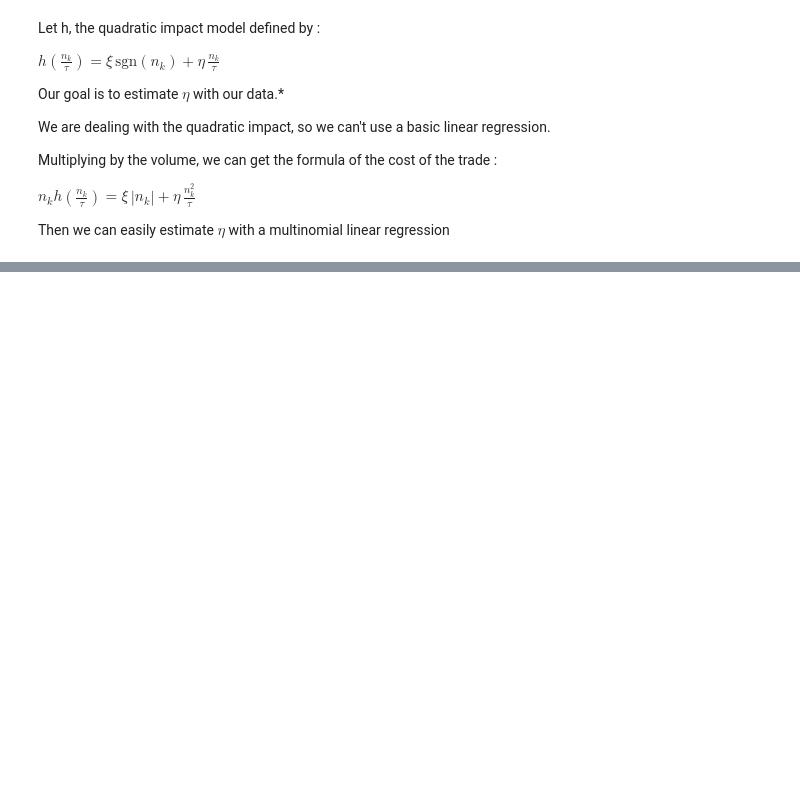
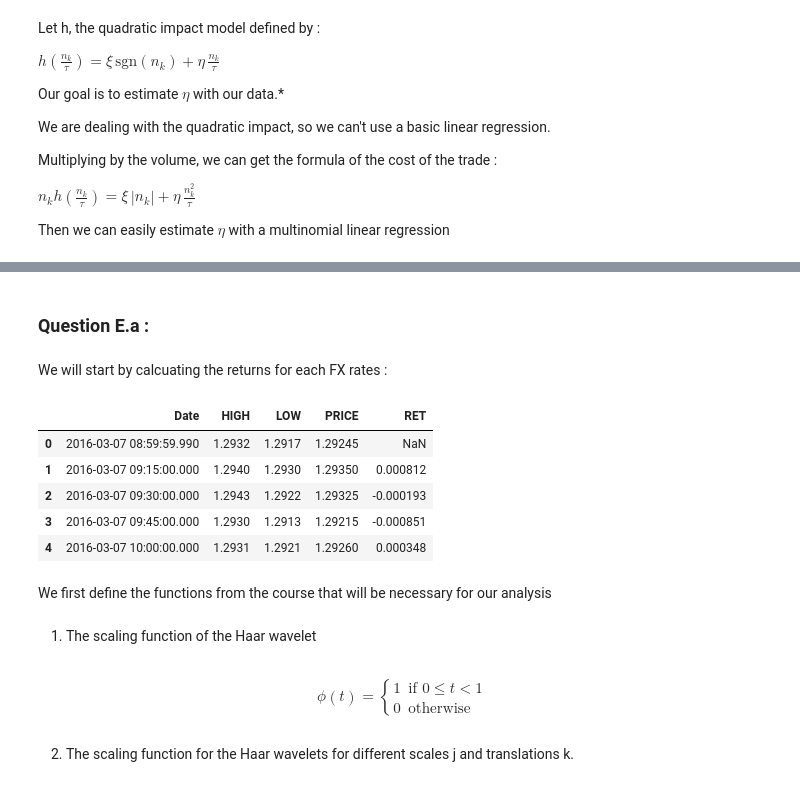
Before and after one commit to nathan6292/Market-Risk-Final-Project, a Jupyter notebook: Nathan_Fleury, Julien_Gilles - Project.ipynb, the cells around one changed output, grey strips where cells are left out. Cells and saved outputs as stored; diff of their text form; code cells hidden in the pictures; blank space fills up the shorter version.

```diff
--- a/Nathan_Fleury, Julien_Gilles - Project.ipynb
+++ b/Nathan_Fleury, Julien_Gilles - Project.ipynb
@@ -2076,0 +2122,5 @@ eta = linear_regression(data['volume of the transaction (if known)'], data['retu
+# %%
+gbp_eur=pd.read_excel("C:/Users/Julien GILLES/Documents/Dataset TD5 (1).xlsx", sheet_name='GBPEUR')
+sek_eur=pd.read_excel("C:/Users/Julien GILLES/Documents/Dataset TD5 (1).xlsx", sheet_name='SEKEUR')
+cad_eur=pd.read_excel("C:/Users/Julien GILLES/Documents/Dataset TD5 (1).xlsx", sheet_name='CADEUR')
+gbp_eur.head()
@@ -2076,0 +2136,5 @@ eta = linear_regression(data['volume of the transaction (if known)'], data['retu
+# %%
+gbp_eur["PRICE"]=(gbp_eur["HIGH"]+gbp_eur["LOW"])/2
+sek_eur["PRICE"]=(sek_eur["HIGH"]+sek_eur["LOW"])/2
+cad_eur["PRICE"]=(cad_eur["HIGH"]+cad_eur["LOW"])/2
+gbp_eur.head()
@@ -2076,0 +2148,30 @@ eta = linear_regression(data['volume of the transaction (if known)'], data['retu
+# %% [markdown]
+### Question E.a :
+# %% [markdown]
+We will start by calcuating the returns for each FX rates :
+# %%
+def ret(price):
+    return (price-price.shift())/price.shift()
+gbp_eur["RET"]=ret(gbp_eur["PRICE"])
+sek_eur["RET"]=ret(sek_eur["PRICE"])
+cad_eur["RET"]=ret(cad_eur["PRICE"])
+gbp_eur.head()
+# %% [output]
+|  | Date | HIGH | LOW | PRICE | RET |
+| 0 | 2016-03-07 08:59:59.990 | 1.2932 | 1.2917 | 1.29245 | NaN |
+| 1 | 2016-03-07 09:15:00.000 | 1.2940 | 1.2930 | 1.29350 | 0.000812 |
+| 2 | 2016-03-07 09:30:00.000 | 1.2943 | 1.2922 | 1.29325 | -0.000193 |
+| 3 | 2016-03-07 09:45:00.000 | 1.2930 | 1.2913 | 1.29215 | -0.000851 |
+| 4 | 2016-03-07 10:00:00.000 | 1.2931 | 1.2921 | 1.29260 | 0.000348 |
+# %% [markdown]
+We first define the functions from the course that will be necessary for our analysis
+# %% [markdown]
+1. The scaling function of the Haar wavelet
+# %% [markdown]
+$$
+\phi(t) =
+\begin{cases}
+1 & \text{if } 0 \leq t < 1 \\
+0 & \text{otherwise}
+\end{cases}
+$$
@@ -2076,0 +2181,2 @@ eta = linear_regression(data['volume of the transaction (if known)'], data['retu
+# %% [markdown]
+2. The scaling function for the Haar wavelets for different scales j and translations k.
```
Also changed, not shown: parts of 59 cells of this notebook.
